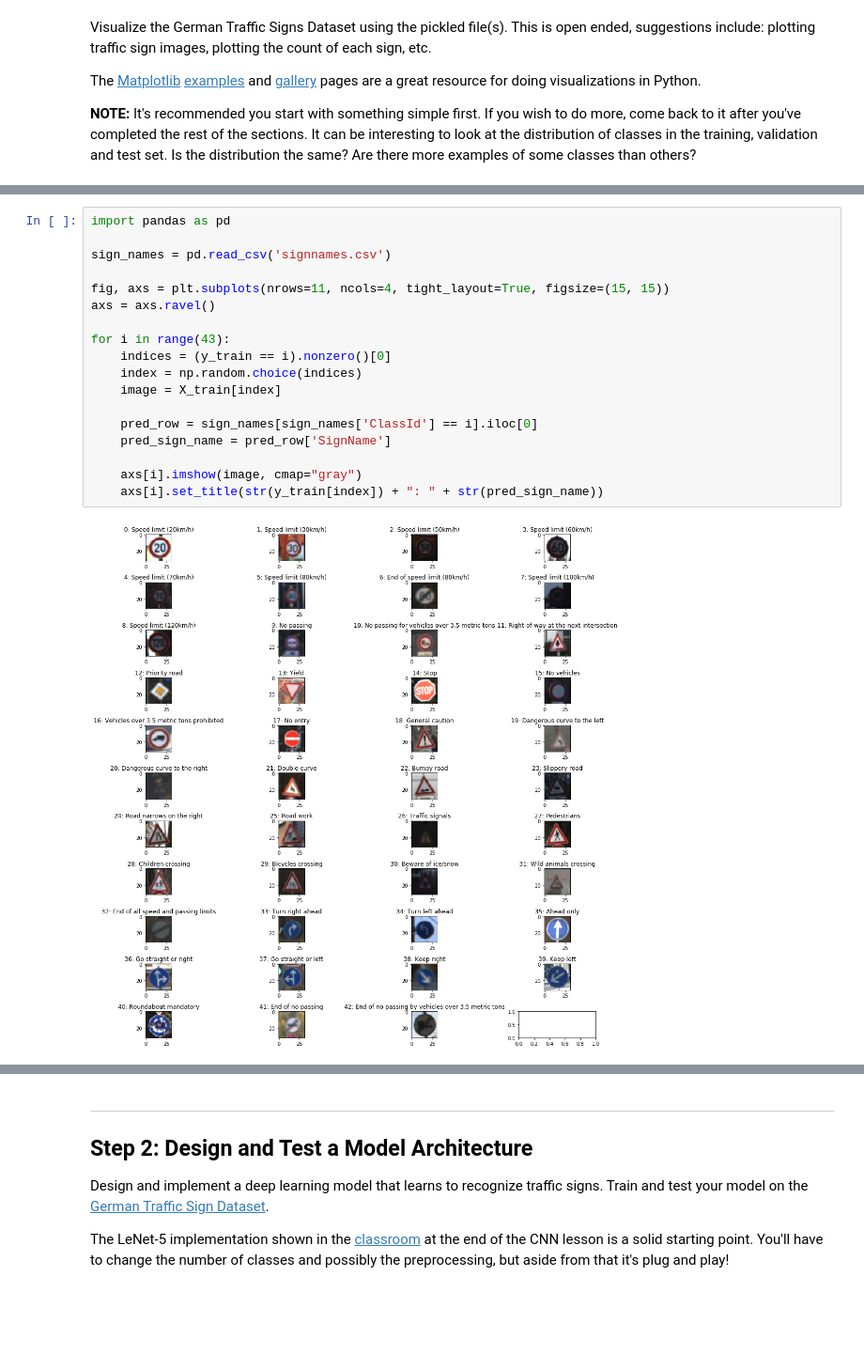
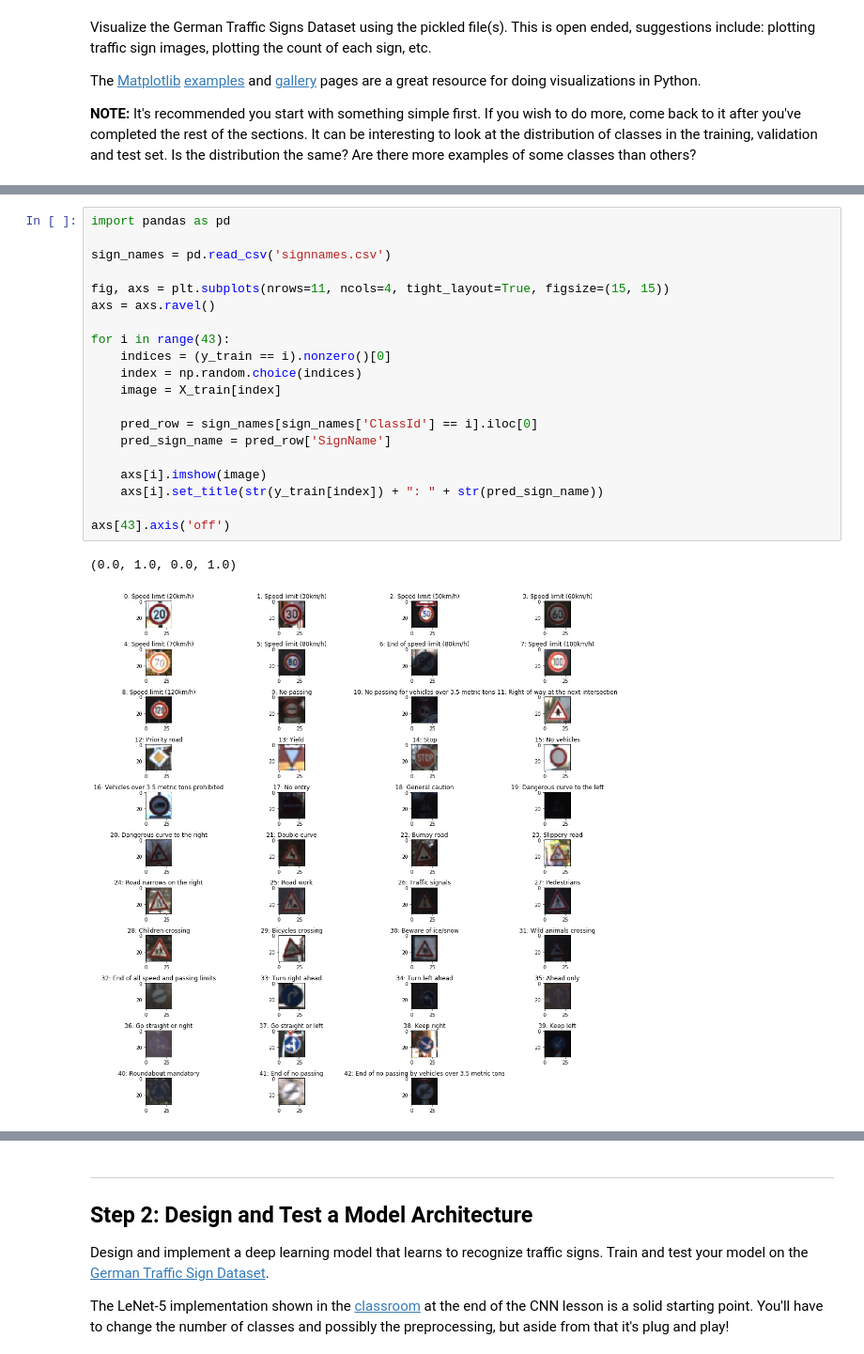
Before and after one commit to ShreyasMundhra/Traffic-Sign-Classifier, a Jupyter notebook: Traffic_Sign_Classifier.ipynb, the cells around one changed output, grey strips where cells are left out. Shown at 94% size. Saved outputs shown, nothing was run; the diff lists cells and outputs as text; blank space fills up the shorter version.

```diff
--- a/Traffic_Sign_Classifier.ipynb
+++ b/Traffic_Sign_Classifier.ipynb
@@ -127,20 +126,23 @@ axs[2].hist(y_test, bins=n_bins)
 # %%
 import pandas as pd
 
 sign_names = pd.read_csv('signnames.csv')
 
 fig, axs = plt.subplots(nrows=11, ncols=4, tight_layout=True, figsize=(15, 15))
 axs = axs.ravel()
 
 for i in range(43):
     indices = (y_train == i).nonzero()[0]
     index = np.random.choice(indices)
     image = X_train[index]
 
     pred_row = sign_names[sign_names['ClassId'] == i].iloc[0]
     pred_sign_name = pred_row['SignName']
 
-    axs[i].imshow(image, cmap="gray")
+    axs[i].imshow(image)
     axs[i].set_title(str(y_train[index]) + ": " + str(pred_sign_name))
+
+axs[43].axis('off')
 # %% [output]
+(0.0, 1.0, 0.0, 1.0)
-[figure, old version]
+[figure, new version]
```
Also changed, not shown: parts of 4 cells of this notebook, 4 other files.
